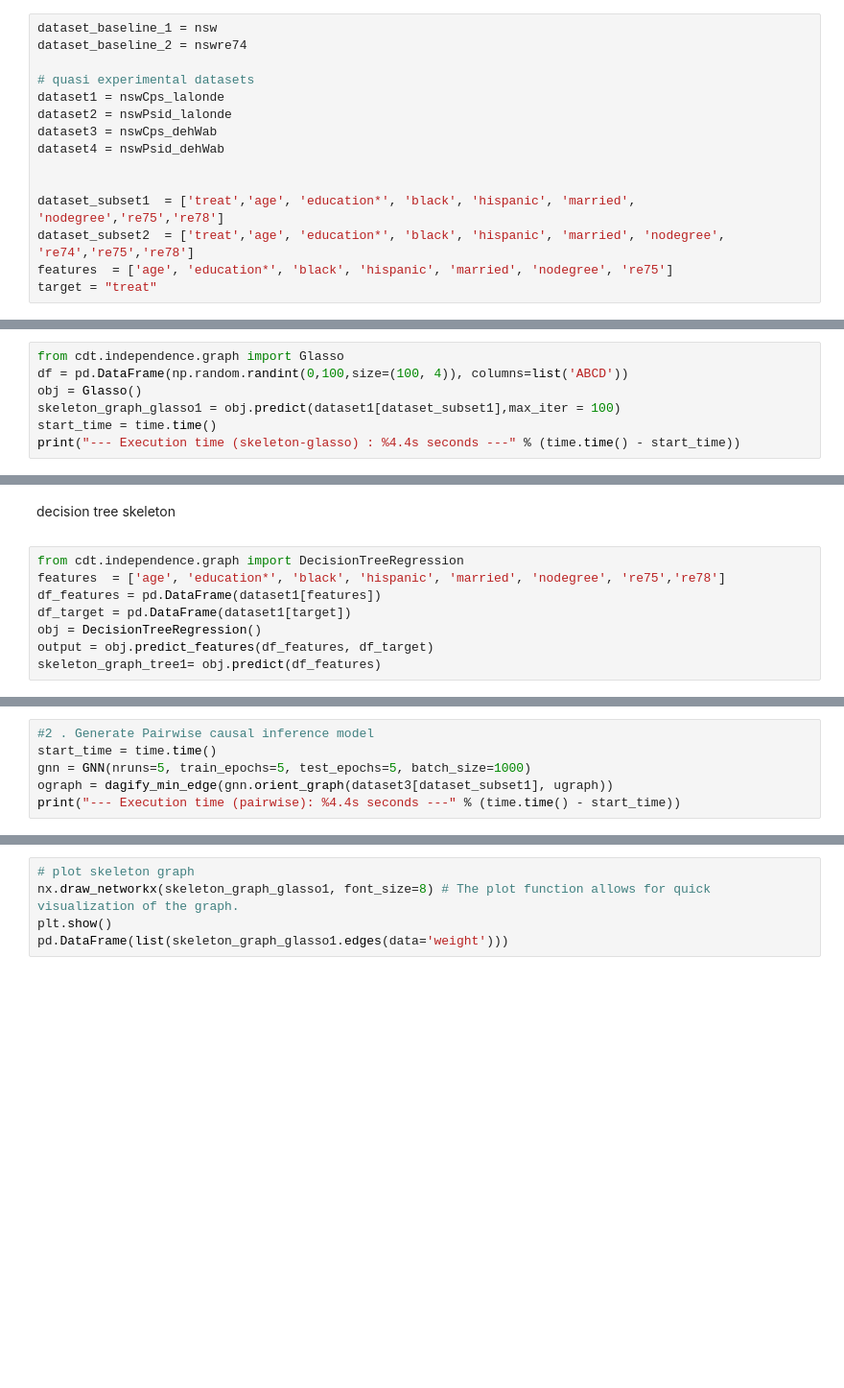
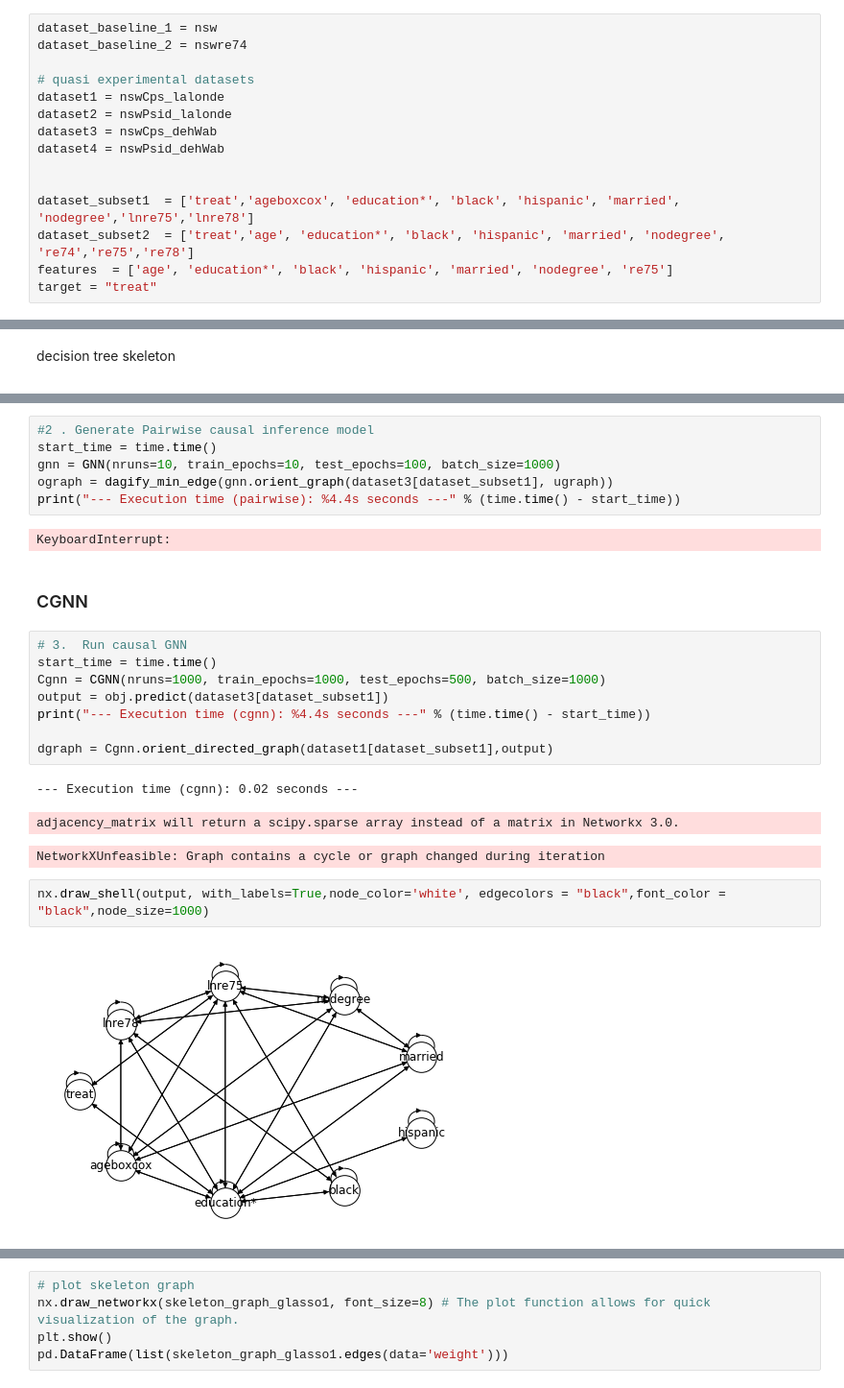
Before and after one commit to MawuliAgamah/ml-propensity-score-matching, a Jupyter notebook: python-script/causal discovery2.ipynb, the cells around one changed output, grey strips where cells are left out. Shown at 96% size. Drawn from its saved outputs; the diff is of its cells as text; blank space fills up the shorter version.

```diff
--- a/python-script/causal discovery2.ipynb
+++ b/python-script/causal discovery2.ipynb
@@ -44,7 +46,7 @@ dataset3 = nswCps_dehWab
 dataset4 = nswPsid_dehWab
 
 
-dataset_subset1  = ['treat','age', 'education*', 'black', 'hispanic', 'married', 'nodegree','re75','re78']
+dataset_subset1  = ['treat','ageboxcox', 'education*', 'black', 'hispanic', 'married', 'nodegree','lnre75','lnre78']
 dataset_subset2  = ['treat','age', 'education*', 'black', 'hispanic', 'married', 'nodegree', 're74','re75','re78']
 features  = ['age', 'education*', 'black', 'hispanic', 'married', 'nodegree', 're75']
 target = "treat"
@@ -80,7 +84,0 @@ print("--- Execution time (skeleton) : %4.4s seconds ---" % (time.time() - start
-# %%
-from cdt.independence.graph import Glasso
-df = pd.DataFrame(np.random.randint(0,100,size=(100, 4)), columns=list('ABCD'))
-obj = Glasso()
-skeleton_graph_glasso1 = obj.predict(dataset1[dataset_subset1],max_iter = 100)
-start_time = time.time()
-print("--- Execution time (skeleton-glasso) : %4.4s seconds ---" % (time.time() - start_time))
@@ -89,10 +101,2 @@ print("--- Execution time (skeleton-glasso) : %4.4s seconds ---" % (time.time()
 # %% [markdown]
 <p> decision tree skeleton <p>
-# %%
-from cdt.independence.graph import DecisionTreeRegression
-features  = ['age', 'education*', 'black', 'hispanic', 'married', 'nodegree', 're75','re78']
-df_features = pd.DataFrame(dataset1[features])
-df_target = pd.DataFrame(dataset1[target])
-obj = DecisionTreeRegression()
-output = obj.predict_features(df_features, df_target)
-skeleton_graph_tree1= obj.predict(df_features)
@@ -110,6 +118,26 @@ pd.DataFrame(list(skeleton_graph_tree1.edges(data='weight')))
 # %%
 #2 . Generate Pairwise causal inference model
 start_time = time.time()
-gnn = GNN(nruns=5, train_epochs=5, test_epochs=5, batch_size=1000)
+gnn = GNN(nruns=10, train_epochs=10, test_epochs=100, batch_size=1000)
 ograph = dagify_min_edge(gnn.orient_graph(dataset3[dataset_subset1], ugraph))
 print("--- Execution time (pairwise): %4.4s seconds ---" % (time.time() - start_time))
+# %% [output]
+KeyboardInterrupt:
+# %% [markdown]
+### CGNN
+# %%
+# 3.  Run causal GNN
+start_time = time.time()
+Cgnn = CGNN(nruns=1000, train_epochs=1000, test_epochs=500, batch_size=1000)
+output = obj.predict(dataset3[dataset_subset1])
+print("--- Execution time (cgnn): %4.4s seconds ---" % (time.time() - start_time))
+
+dgraph = Cgnn.orient_directed_graph(dataset1[dataset_subset1],output)
+# %% [output]
+--- Execution time (cgnn): 0.02 seconds ---
+adjacency_matrix will return a scipy.sparse array instead of a matrix in Networkx 3.0.
+NetworkXUnfeasible: Graph contains a cycle or graph changed during iteration
+# %%
+nx.draw_shell(output, with_labels=True,node_color='white', edgecolors = "black",font_color = "black",node_size=1000)
+# %% [output]
+[figure, added]
```
Also changed, not shown: parts of 15 cells of this notebook.
